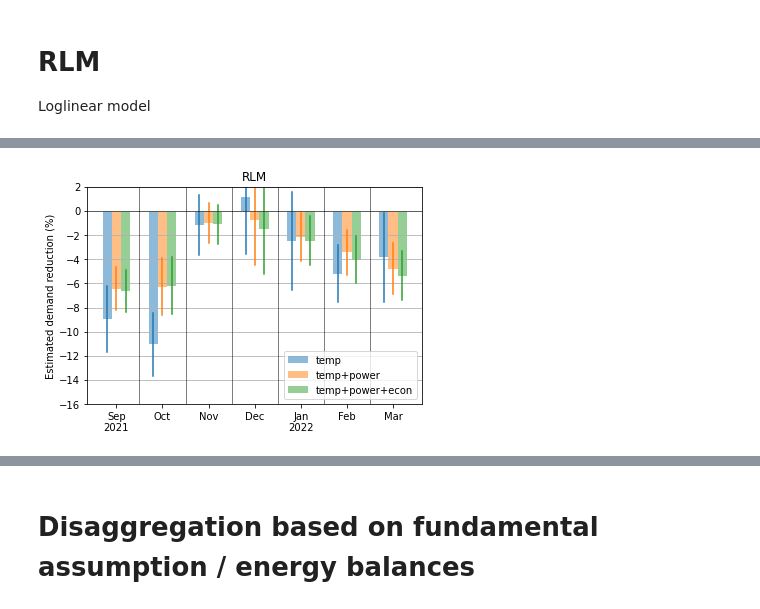
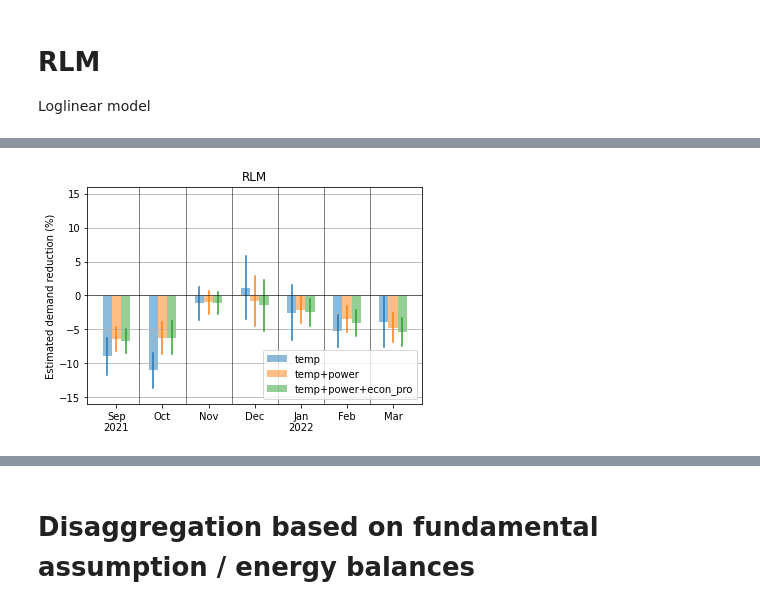
Before and after one commit to oruhnau/energy_demand, a Jupyter notebook: top_down/analysis.ipynb, the cells around one changed output, grey strips where cells are left out. Saved outputs shown, nothing was run; the diff lists cells and outputs as text; code cells hidden in the pictures.

Commit message:
Added manufacturing sector index

```diff
--- a/top_down/analysis.ipynb
+++ b/top_down/analysis.ipynb
@@ -28,7 +28,8 @@ dfx = df.copy()
 dfx = dfx.rename(columns={
     'aggregated': 'w2h',
     'electricity_from_gas': 'power',
-    'producing_sector': 'econ',
+    'producing_sector': 'econ_pro',
+    'manufacturing_sector': 'econ_man',
     'gas_price [€/MWh]': 'prices'
 })
 
@@ -200,12 +201,12 @@ Loglinear model
 dfx['log_rlm'] = np.log(dfx['rlm'])
 
 results_rlm_log = {}
-for m in ['temp', 'temp+power', 'temp+power+econ']:
+for m in ['temp', 'temp+power', 'temp+power+econ_pro']:
     model = 'log_rlm ~ 1 + w2h + time + C(weekday) + C(month) + ' + ' + '.join(dummy_list)
     if 'power' in m:
         model += ' + power'
-    if 'econ' in m:
-        model += ' + econ'
+    if 'econ_pro' in m:
+        model += ' + econ_pro'
     results_rlm_log[m] = smf.ols(model, dfx).fit(cov_type='HAC', cov_kwds={'maxlags':6})
 
 results_rlm_log['temp'].summary()
@@ -247,31 +248,31 @@ strong multicollinearity or other numerical problems.
 # %%
 colors = ['tab:blue', 'tab:orange', 'tab:green']
 
-for i, m in enumerate(['temp', 'temp+power', 'temp+power+econ']):
+for i, m in enumerate(['temp', 'temp+power', 'temp+power+econ_pro']):
 
     extracted_results = extract_results(results_rlm_log[m])
 
     idx = [j-0.2+0.2*i for j in range(len(extracted_results))]
     plt.bar(idx, extracted_results['coef'], width=0.2,alpha=0.5, label=m)
     for j, d in enumerate(dummy_list):
         plt.plot([idx[j],idx[j]], [extracted_results.loc[d, 'low'], extracted_results.loc[d, 'high']],
                  color=colors[i])
 
 for i in range(len(extracted_results)-1):
     plt.axvline(i+0.5, color='black', linewidth=0.5)
 
 plt.grid(axis='y')
 plt.axhline(0, color='black', linewidth=0.5)
 plt.ylabel('Estimated demand reduction (%)')
 plt.title('RLM')
-plt.ylim(-16, 2)
+plt.ylim(-16, 16)
 plt.xticks(range(len(extracted_results)),
            [f'{date.month_name()[:3]}'+(
                '\n2021' if date.month==9 else (
                    '\n2022' if date.month==1 else ''
                )
-           ) for date in pd.date_range('2021-09', '2022-04', freq='1m')])
+           ) for date in pd.date_range('2021-09', '2022-4', freq='1m')])
 plt.legend(loc='lower right')
 plt.savefig('rlm_log.png', dpi=300)
 # %% [output]
-[figure, old version]
+[figure, new version]
```
Also changed, not shown: parts of 16 cells of this notebook, 3 other files.
